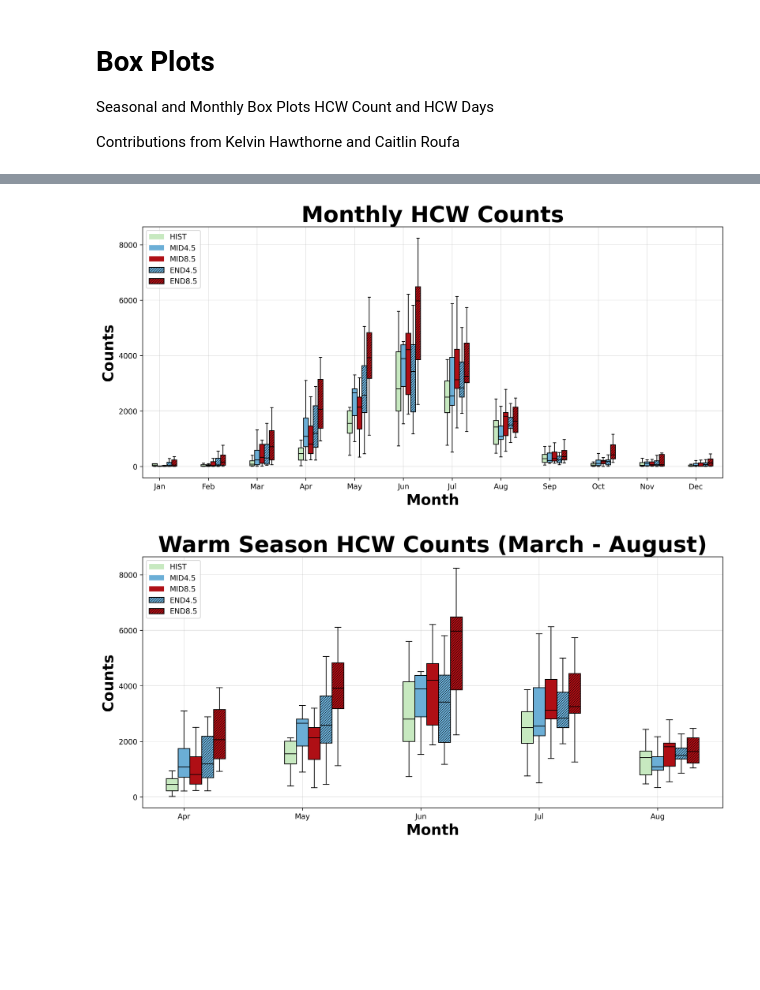
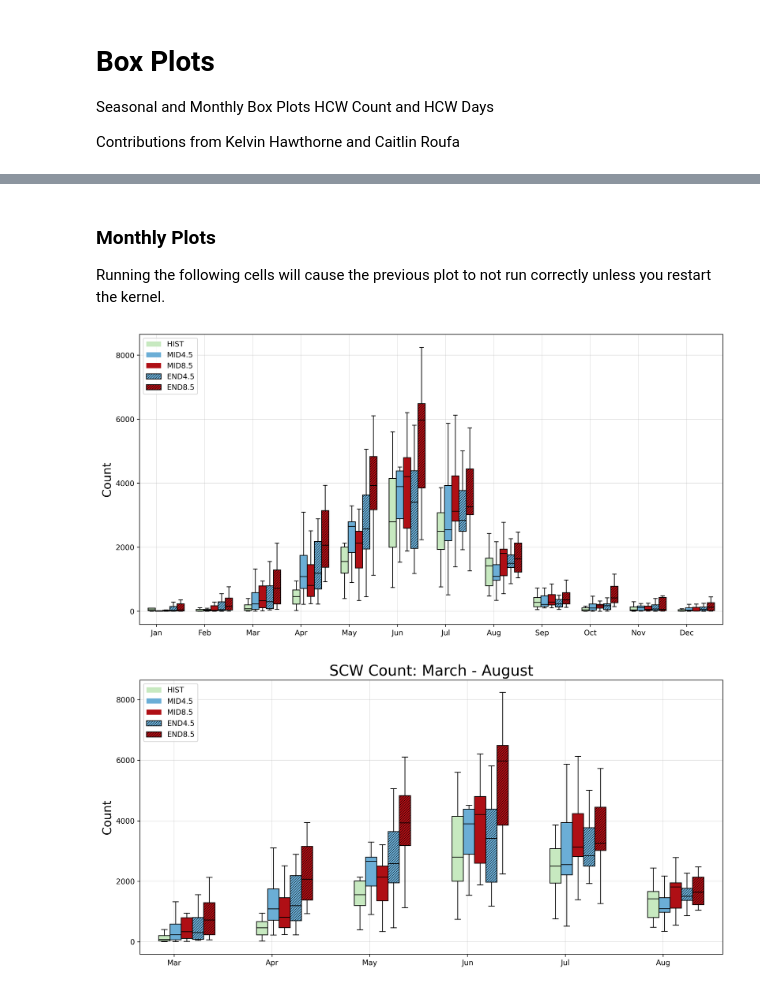
Before and after one commit to caitroufa/SYN_SERV, a Jupyter notebook: Code/Box_Plot_Month_Seasonal.ipynb, the cells around one changed output, grey strips where cells are left out. Drawn from its saved outputs; the diff is of its cells as text; code cells hidden in the pictures; blank space fills up the shorter version.

Commit message:
update box plot ntbk

```diff
--- a/Code/Box_Plot_Month_Seasonal.ipynb
+++ b/Code/Box_Plot_Month_Seasonal.ipynb
@@ -91,7 +98,7 @@ fliercircleprops  = dict(marker="o", markersize=4)
 fig, ax = plt.subplots(figsize=(6, 6), dpi=300)
 
 # Plot data grouped by season
-width = 0.10  # width of the box plots
+width = 0.16  # width of the box plots
 median_positions = []  # Initialize empty list to store median positions and values
 median_value = np.median(season_data)
 for idx, season in enumerate(seasons):
@@ -145,9 +152,9 @@ for idx, season in enumerate(seasons):
 #             if not np.isnan(high_outlier):
 #                 ax.scatter(position, high_outlier, color='red', zorder=3)  # Plot high outlier in red
 
-ax.set_title('Seasonal HCW Counts')
-ax.set_ylabel('Counts')
-ax.set_xlabel('Season')
+# ax.set_title('Seasonal SCW Counts')
+ax.set_ylabel('Count')
+# ax.set_xlabel('Season')
 ax.set_xticks(np.arange(len(seasons)))
 ax.set_xticklabels(seasons)
 ax.legend(handles=legend_handles, title="", loc='upper left')
@@ -165,3 +172,7 @@ plt.show()
+# %% [markdown]
+### Monthly Plots
+
+Running the following cells will cause the previous plot to not run correctly unless you restart the kernel.
 # %%
 # read and process files
 data_for_plotting = {month: [] for month in range(12)}  # dictionary storage for months
@@ -178,8 +189,8 @@ for name, path in paths.items():
         month_data = data[data['Month'] == month]['Year'].value_counts()
         data_for_plotting[month_index].append((name, month_data))
 # %%
-fig, ax = plt.subplots(figsize=(12, 6), dpi=300)
-width = 0.20  # Box plot width
+fig, ax = plt.subplots(figsize=(12, 6), dpi=500)
+width = 0.3  # Box plot width
 
 for idx, month in enumerate(range(12)):
         base_position = idx * 2  # Increase the base increment to avoid overlap
@@ -199,9 +210,9 @@ for idx, month in enumerate(range(12)):
                     median.set_linewidth(1)
 
 
-ax.set_title('Monthly HCW Counts', fontsize=30).set_weight('bold')
-ax.set_ylabel('Counts', fontsize=20).set_weight('bold')
-ax.set_xlabel('Month', fontsize=20).set_weight('bold')
+# ax.set_title('Monthly SCW Counts', fontsize=30).set_weight('bold')
+ax.set_ylabel('Count', fontsize=16)
+# ax.set_xlabel('Month', fontsize=20).set_weight('bold')
 ax.set_xticks([i * 2 + 0.2 for i in range(12)])  # Center ticks between groups
 ax.set_xticklabels(['Jan', 'Feb', 'Mar', 'Apr', 'May', 'Jun', 'Jul', 'Aug', 'Sep', 'Oct', 'Nov', 'Dec'])
 ax.legend(handles=legend_handles, loc='upper left')
@@ -212,14 +223,13 @@ plt.savefig('../Plots/BoxPlot_Monthly_Count.png', format='png', dpi=500, bbox_in
 
 plt.show()
 # %% [output]
-[figure, old version]
+[figure, new version]
 # %%
 # warm and cool season function and definitions
-
 def month_to_season(month):
-    if month in [4, 5, 6, 7, 8]:
+    if month in [3, 4, 5, 6, 7, 8]:
         return 'Warm'
-    elif month in [9, 10, 11, 12, 1, 2, 3]:
+    elif month in [9, 10, 11, 12, 1, 2]:
         return 'Cool'
 
 warmcools = ['Warm', 'Cool']
@@ -256,7 +266,7 @@ def plot_season_data(season, month_range, month_labels, title):
     data_for_plotting = process_data(season, month_range)
 
     fig, ax = plt.subplots(figsize=(12, 6), dpi=300)
-    width = 0.20  # Box plot width
+    width = 0.23  # Box plot width
 
     for idx, month in enumerate(month_range):  # plot data for each month in range
         base_position = idx * 2  # inc base increment to avoid overlap
@@ -275,9 +285,9 @@ def plot_season_data(season, month_range, month_labels, title):
                     median.set_color('black')
                     median.set_linewidth(1)
 
-    ax.set_title(title, fontsize=30).set_weight('bold')
-    ax.set_ylabel('Counts', fontsize=20).set_weight('bold')
-    ax.set_xlabel('Month', fontsize=20).set_weight('bold')
+    ax.set_title(title, fontsize=20)
+    ax.set_ylabel('Count', fontsize=16)
+    # ax.set_xlabel('Month', fontsize=16).set_weight('bold')
     ax.set_xticks([i * 2 + 0.2 for i in range(len(month_range))])  # center ticks between groups
     ax.set_xticklabels(month_labels)
     ax.legend(handles=legend_handles, loc='upper left')
@@ -290,13 +300,13 @@ def plot_season_data(season, month_range, month_labels, title):
 # %%
 # "warm" season
 plot_season_data(
     season='Warm',
-    month_range=range(4, 9),  # April to August
-    month_labels=['Apr', 'May', 'Jun', 'Jul', 'Aug'],
-    title='Warm Season HCW Counts (March - August)'
+    month_range=range(3, 9),  # March to August
+    month_labels=['Mar', 'Apr', 'May', 'Jun', 'Jul', 'Aug'],
+    title='SCW Count: March - August'
 )
 # %% [output]
-[figure, old version]
+[figure, new version]
 # %%
 # "cool" season
 plot_season_data(
```
Also changed, not shown: parts of 9 cells of this notebook.
